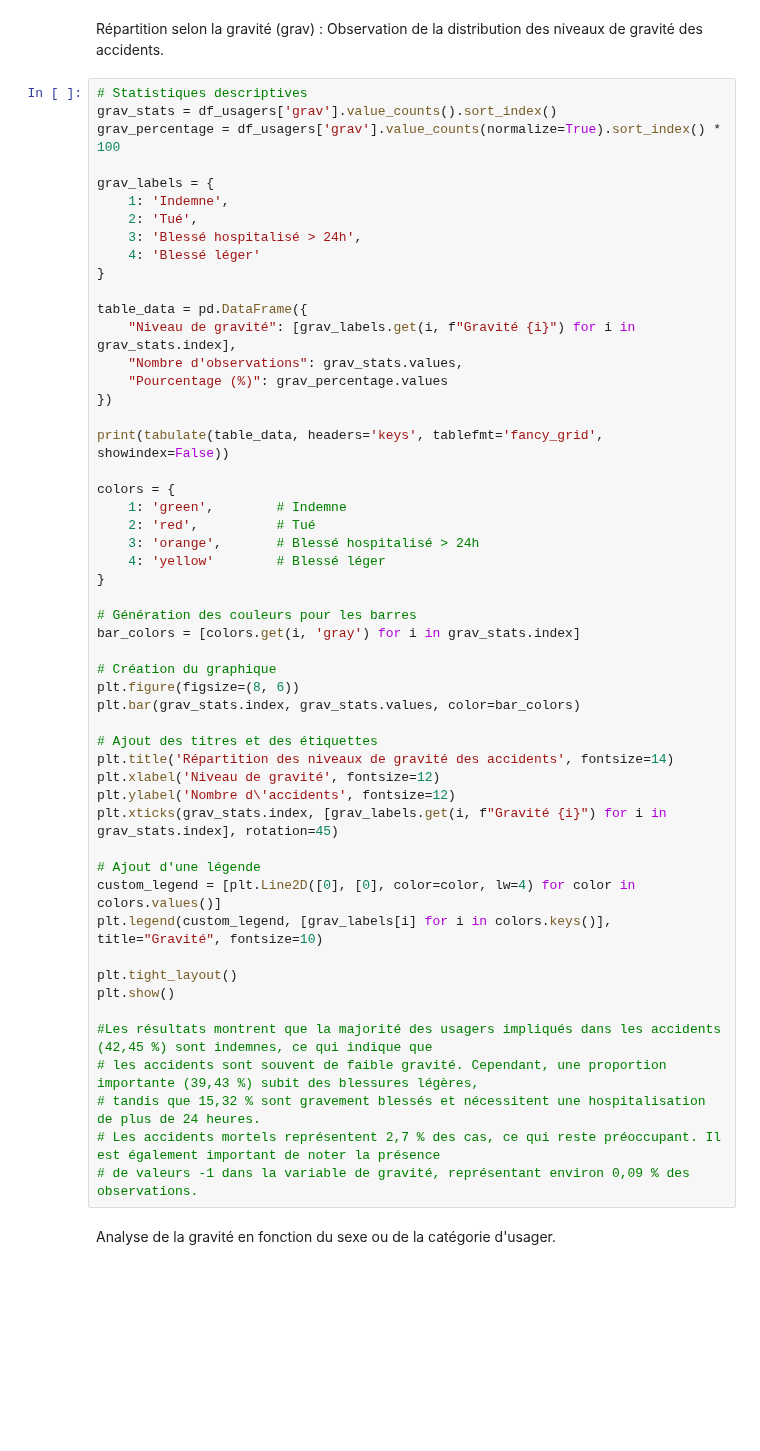
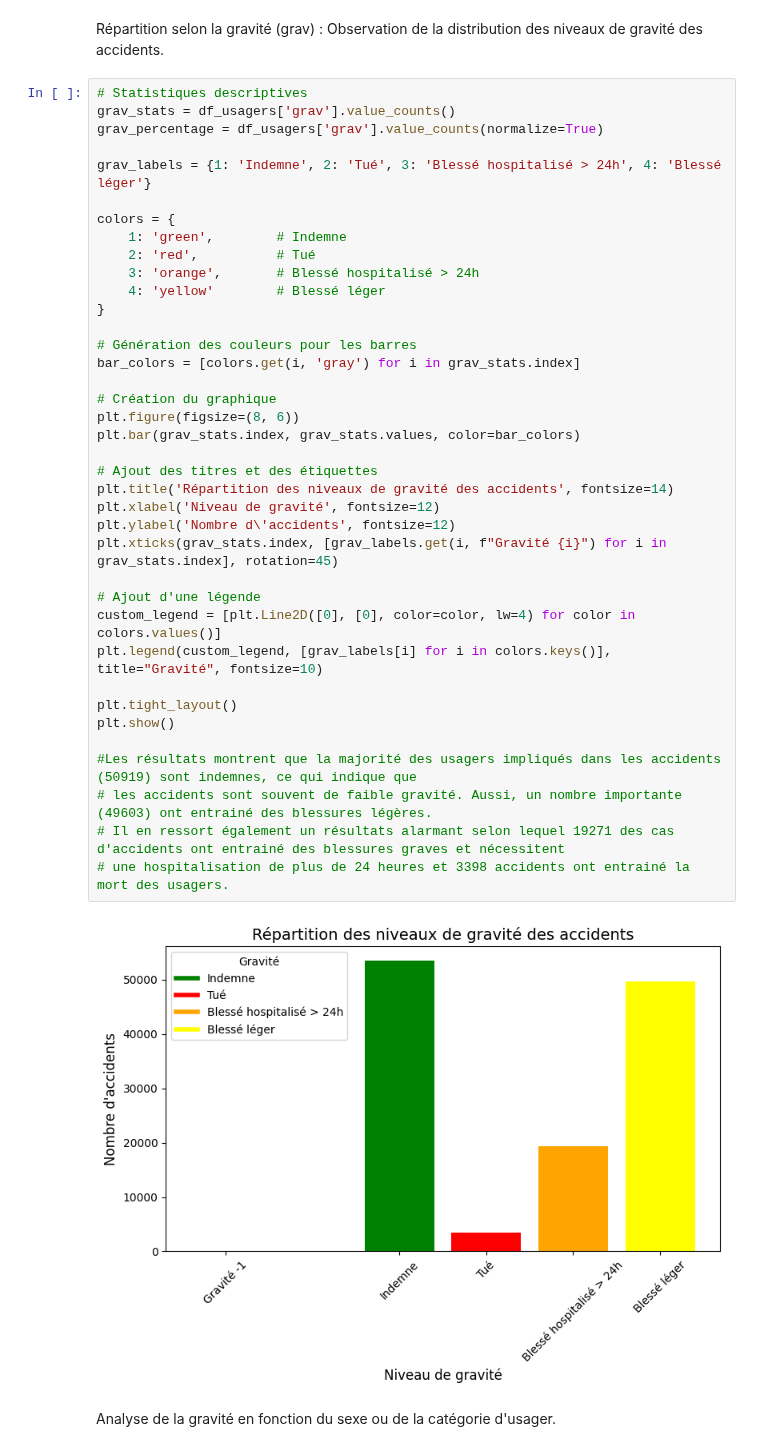
Before and after one commit to ABE-svg/Projet-Python-pour-la-Data-Science, a Jupyter notebook: main_file.ipynb, the cells around one changed output. Saved outputs shown, nothing was run; the diff lists cells and outputs as text; blank space fills up the shorter version.

```diff
--- a/main_file.ipynb
+++ b/main_file.ipynb
@@ -251,56 +352,44 @@ plt.show()
 Répartition selon la gravité (grav) : Observation de la distribution des niveaux de gravité des accidents.
 # %%
 # Statistiques descriptives
-grav_stats = df_usagers['grav'].value_counts().sort_index()
-grav_percentage = df_usagers['grav'].value_counts(normalize=True).sort_index() * 100
+grav_stats = df_usagers['grav'].value_counts()
+grav_percentage = df_usagers['grav'].value_counts(normalize=True)
 
-grav_labels = {
-    1: 'Indemne',
-    2: 'Tué',
-    3: 'Blessé hospitalisé > 24h',
-    4: 'Blessé léger'
-}
-
-table_data = pd.DataFrame({
-    "Niveau de gravité": [grav_labels.get(i, f"Gravité {i}") for i in grav_stats.index],
-    "Nombre d'observations": grav_stats.values,
-    "Pourcentage (%)": grav_percentage.values
-})
-
-print(tabulate(table_data, headers='keys', tablefmt='fancy_grid', showindex=False))
+grav_labels = {1: 'Indemne', 2: 'Tué', 3: 'Blessé hospitalisé > 24h', 4: 'Blessé léger'}
 
 colors = {
     1: 'green',        # Indemne
     2: 'red',          # Tué
     3: 'orange',       # Blessé hospitalisé > 24h
     4: 'yellow'        # Blessé léger
 }
 
 # Génération des couleurs pour les barres
 bar_colors = [colors.get(i, 'gray') for i in grav_stats.index]
 
 # Création du graphique
 plt.figure(figsize=(8, 6))
 plt.bar(grav_stats.index, grav_stats.values, color=bar_colors)
 
 # Ajout des titres et des étiquettes
 plt.title('Répartition des niveaux de gravité des accidents', fontsize=14)
 plt.xlabel('Niveau de gravité', fontsize=12)
 plt.ylabel('Nombre d\'accidents', fontsize=12)
 plt.xticks(grav_stats.index, [grav_labels.get(i, f"Gravité {i}") for i in grav_stats.index], rotation=45)
 
 # Ajout d'une légende
 custom_legend = [plt.Line2D([0], [0], color=color, lw=4) for color in colors.values()]
 plt.legend(custom_legend, [grav_labels[i] for i in colors.keys()], title="Gravité", fontsize=10)
 
 plt.tight_layout()
 plt.show()
 
-#Les résultats montrent que la majorité des usagers impliqués dans les accidents (42,45 %) sont indemnes, ce qui indique que
-# les accidents sont souvent de faible gravité. Cependant, une proportion importante (39,43 %) subit des blessures légères,
-# tandis que 15,32 % sont gravement blessés et nécessitent une hospitalisation de plus de 24 heures.
-# Les accidents mortels représentent 2,7 % des cas, ce qui reste préoccupant. Il est également important de noter la présence
-# de valeurs -1 dans la variable de gravité, représentant environ 0,09 % des observations.
+#Les résultats montrent que la majorité des usagers impliqués dans les accidents (50919) sont indemnes, ce qui indique que
+# les accidents sont souvent de faible gravité. Aussi, un nombre importante (49603) ont entrainé des blessures légères.
+# Il en ressort également un résultats alarmant selon lequel 19271 des cas d'accidents ont entrainé des blessures graves et nécessitent
+# une hospitalisation de plus de 24 heures et 3398 accidents ont entrainé la mort des usagers.
+# %% [output]
+[figure, added]
 # %% [markdown]
 Analyse de la gravité en fonction du sexe ou de la catégorie d'usager.
 # %%
```
Also changed, not shown: parts of 48 cells of this notebook.
